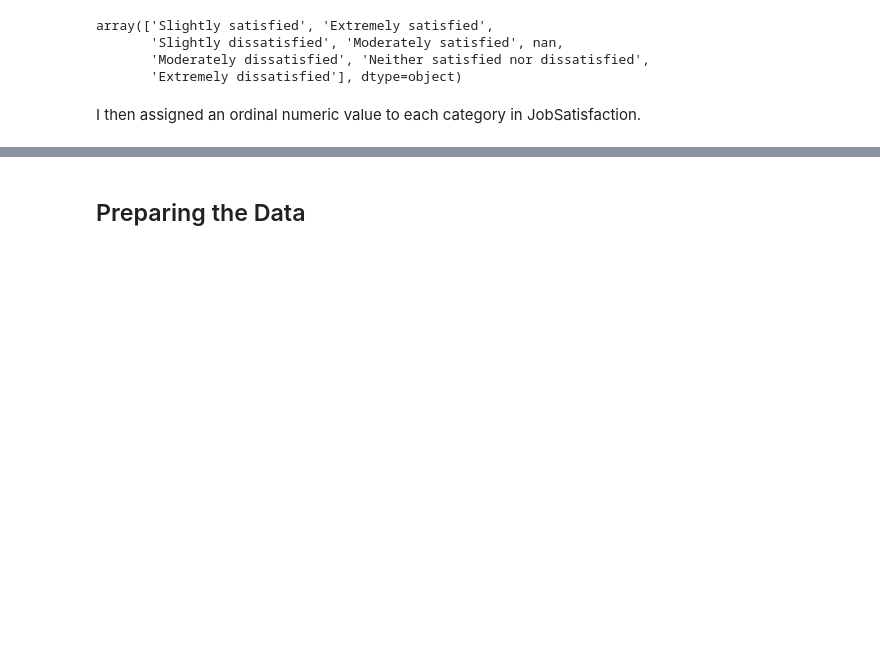
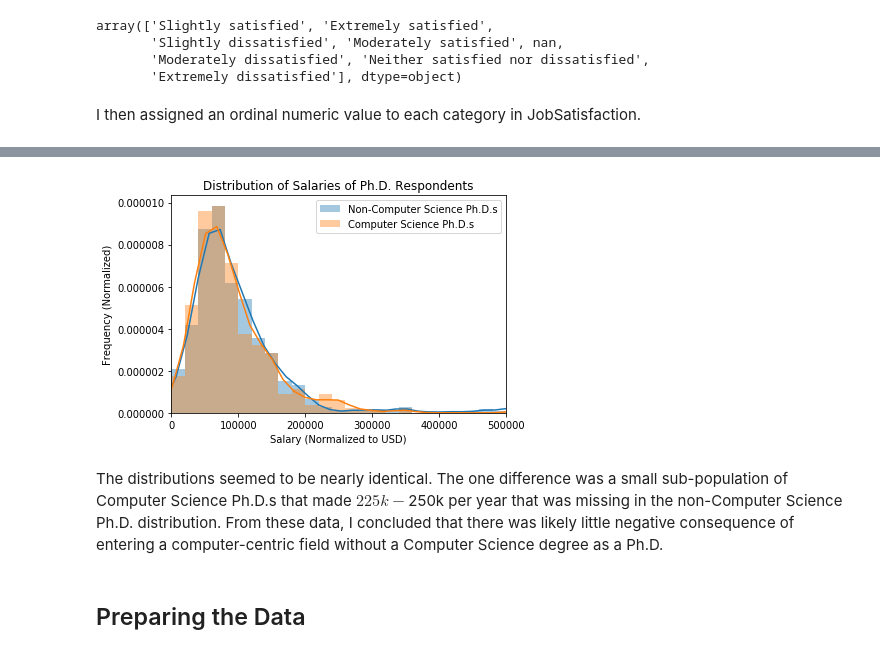
Before and after one commit to joshtice/stackoverflow2018, a Jupyter notebook: joshtice_stackoverflow_analysis.ipynb, the cells around one changed output, grey strips where cells are left out. Cells and saved outputs as stored; diff of their text form; code cells hidden in the pictures; blank space fills up the shorter version.

```diff
--- a/joshtice_stackoverflow_analysis.ipynb
+++ b/joshtice_stackoverflow_analysis.ipynb
@@ -338,2 +335,21 @@ plt.show()
+# %%
+sns.distplot(
+    df.loc[is_phd & ~is_compsci & is_employed, ('ConvertedSalary',)].dropna(),
+    bins = 100, kde=True, norm_hist=True, label='Non-Computer Science Ph.D.s'
+)
+sns.distplot(
+    df.loc[is_phd & is_compsci & is_employed, ('ConvertedSalary',)].dropna(),
+    bins = 100, kde=True, norm_hist=True, label='Computer Science Ph.D.s'
+)
+plt.xlim(0, 500000)
+plt.legend()
+plt.title('Distribution of Salaries of Ph.D. Respondents')
+plt.xlabel('Salary (Normalized to USD)')
+plt.ylabel('Frequency (Normalized)')
+plt.show()
+# %% [output]
+[figure, added]
+# %% [markdown]
+The distributions seemed to be nearly identical. The one difference was a small sub-population of Computer Science Ph.D.s that made $225k-$250k per year that was missing in the non-Computer Science Ph.D. distribution. From these data, I concluded that there was likely little negative consequence of entering a computer-centric field without a Computer Science degree as a Ph.D.
 # %% [markdown]
 ## Preparing the Data
```
Also changed, not shown: parts of 59 cells of this notebook.
